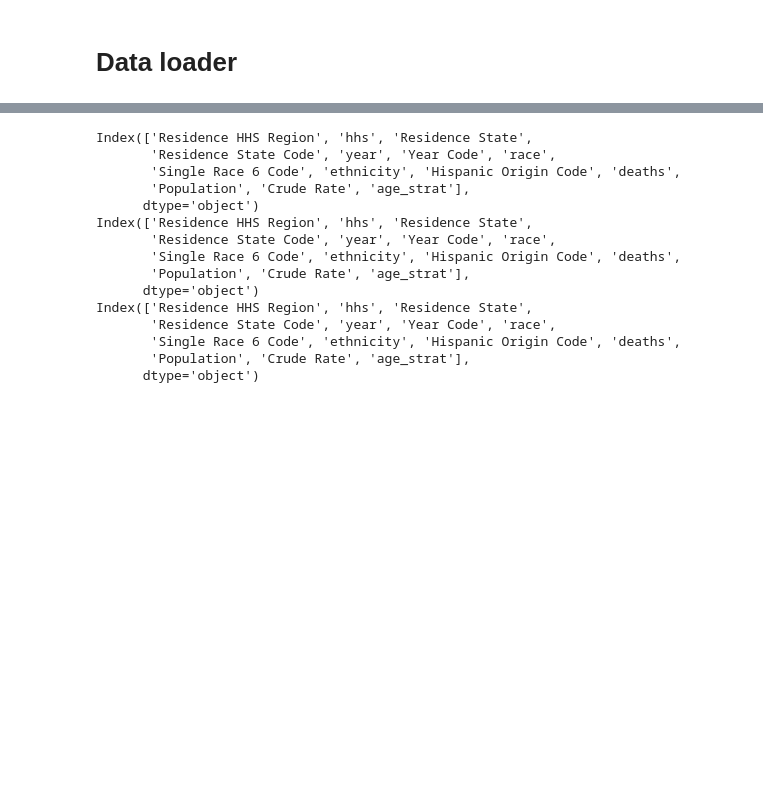
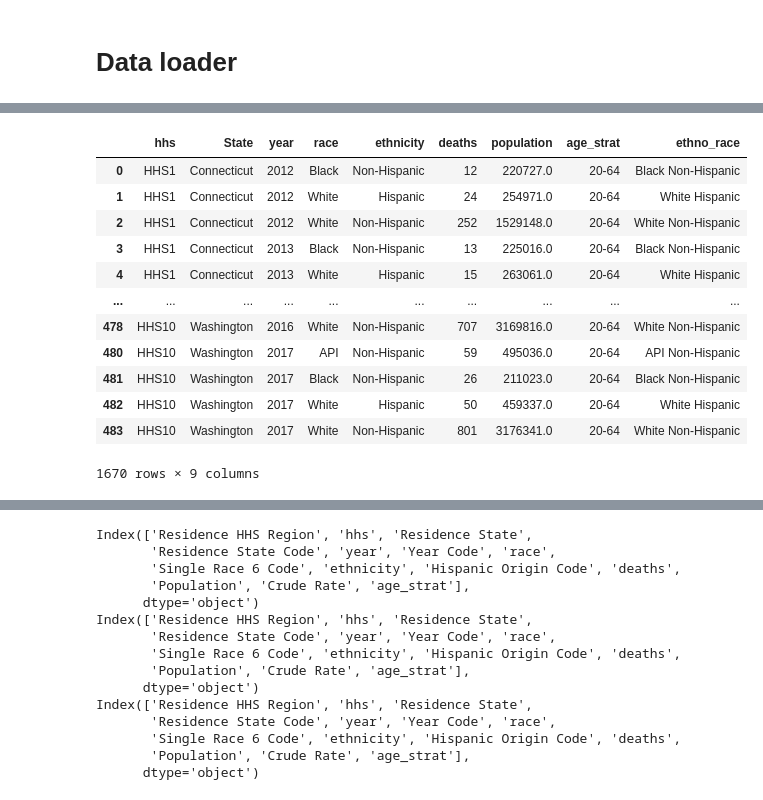
Before and after one commit to arnaud39/us_suicide_study, a Jupyter notebook: Suicide Project.ipynb, the cells around one changed output, grey strips where cells are left out. Drawn from its saved outputs; the diff is of its cells as text; code cells hidden in the pictures; blank space fills up the shorter version.

```diff
--- a/Suicide Project.ipynb
+++ b/Suicide Project.ipynb
@@ -311,3 +413,19 @@ sd = SuicideData()
+# %%
+sd.data['20-64']
+# %% [output]
+|  | hhs | State | year | race | ethnicity | deaths | population | age_strat | ethno_race |
+| 0 | HHS1 | Connecticut | 2012 | Black | Non-Hispanic | 12 | 220727.0 | 20-64 | Black Non-Hispanic |
+| 1 | HHS1 | Connecticut | 2012 | White | Hispanic | 24 | 254971.0 | 20-64 | White Hispanic |
+| 2 | HHS1 | Connecticut | 2012 | White | Non-Hispanic | 252 | 1529148.0 | 20-64 | White Non-Hispanic |
+| 3 | HHS1 | Connecticut | 2013 | Black | Non-Hispanic | 13 | 225016.0 | 20-64 | Black Non-Hispanic |
+| 4 | HHS1 | Connecticut | 2013 | White | Hispanic | 15 | 263061.0 | 20-64 | White Hispanic |
+| ... | ... | ... | ... | ... | ... | ... | ... | ... | ... |
+| 478 | HHS10 | Washington | 2016 | White | Non-Hispanic | 707 | 3169816.0 | 20-64 | White Non-Hispanic |
+| 480 | HHS10 | Washington | 2017 | API | Non-Hispanic | 59 | 495036.0 | 20-64 | API Non-Hispanic |
+| 481 | HHS10 | Washington | 2017 | Black | Non-Hispanic | 26 | 211023.0 | 20-64 | Black Non-Hispanic |
+| 482 | HHS10 | Washington | 2017 | White | Hispanic | 50 | 459337.0 | 20-64 | White Hispanic |
+| 483 | HHS10 | Washington | 2017 | White | Non-Hispanic | 801 | 3176341.0 | 20-64 | White Non-Hispanic |
+1670 rows × 9 columns
 # %%
 fig = make_subplots(specs=[[{"secondary_y": True}]])
 
```
Also changed, not shown: parts of 12 cells of this notebook, 7 other files.
